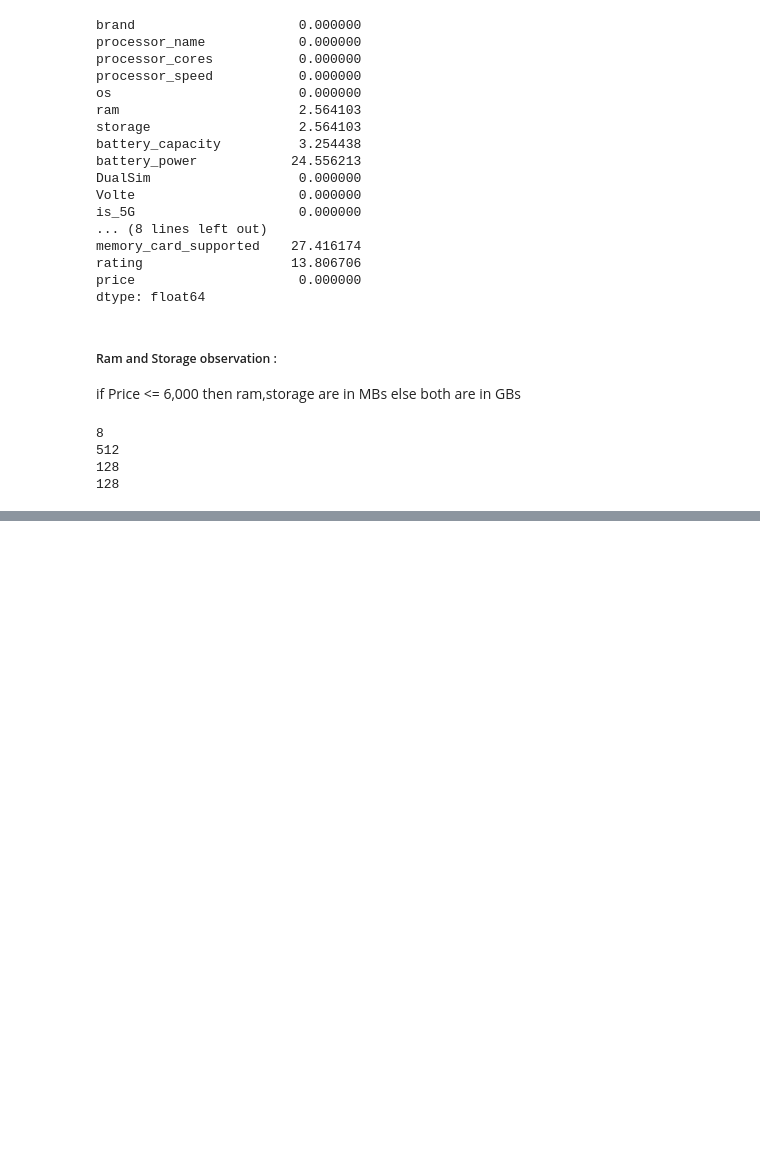
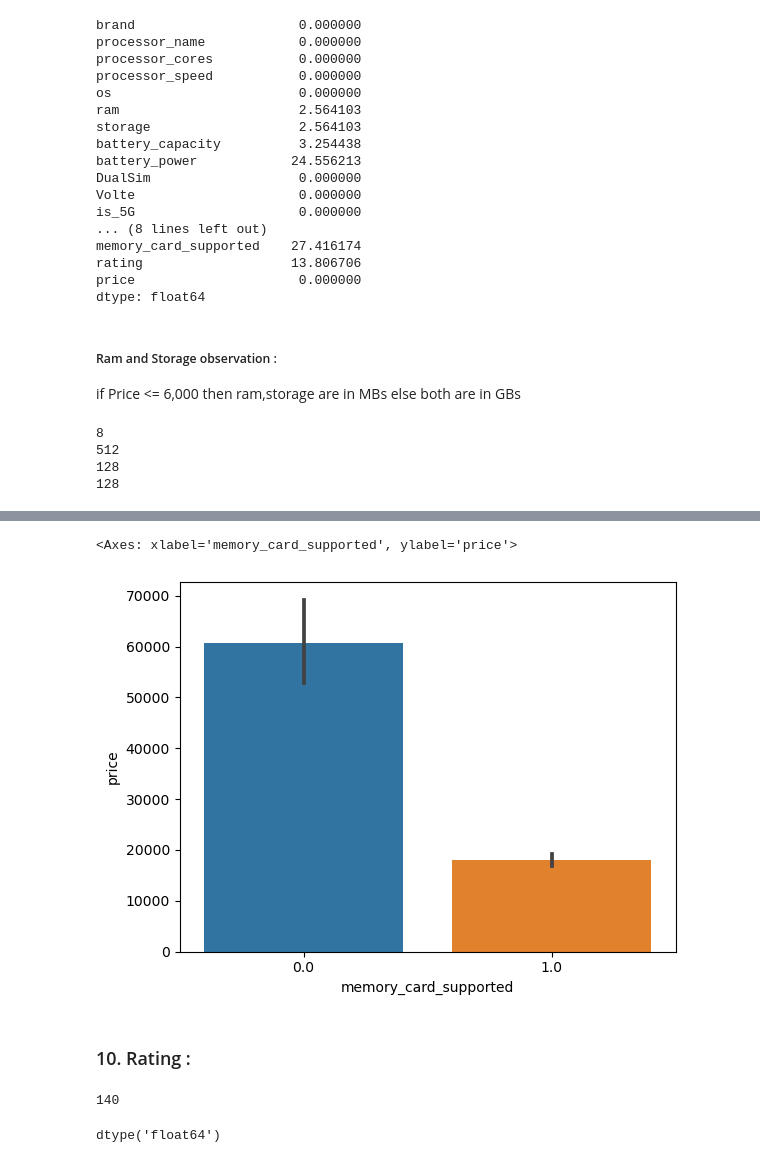
Before and after one commit to DeepeshIITdh/Tech-Items-Price-Predictor, a Jupyter notebook: Smartphones_Price_Predictor_Data_Preprocessing.ipynb, the cells around one changed output, grey strips where cells are left out. Saved outputs shown, nothing was run; the diff lists cells and outputs as text; code cells hidden in the pictures; blank space fills up the shorter version.

```diff
--- a/Smartphones_Price_Predictor_Data_Preprocessing.ipynb
+++ b/Smartphones_Price_Predictor_Data_Preprocessing.ipynb
@@ -522,0 +602,17 @@ dtype: int64
+# %%
+# 'display_resolution' ---> 'display_width' and 'display_height'
+df['display_width'] = df['display_resolution'].str.replace(' ','').str.split('x',expand=True)[0]
+df['display_height'] = df['display_resolution'].str.replace(' ','').str.split('x',expand=True)[1]
+# %%
+# filling missing values of 'display_width' and 'display_height'
+
+df['display_width'] = df['display_width'].fillna('0').astype(np.int64)
+df['display_height'] = df['display_height'].fillna('0').astype(np.int64)
+
+mean_display_width = round(df['display_width'].mean(),0)
+mean_display_height = round(df['display_height'].mean(),0)
+
+df['display_width'] = np.where(df['display_width']==0,mean_display_width,df['display_width'])
+df['display_height'] = np.where(df['display_height']==0,mean_display_height,df['display_height'])
+# %%
+df = df.drop(['display_resolution'],axis=1)
@@ -522,0 +661,4 @@ dtype: int64
+# %%
+# filling null values ---> 'camera' column
+df['rear_camera'] = df['rear_camera'].fillna(round(df['rear_camera'].describe()[1],0))
+df['front_camera'] = df['front_camera'].fillna(round(df['front_camera'].describe()[1],0))
@@ -522,0 +727,5 @@ dtype: int64
+# %%
+sns.barplot(x=df['memory_card_supported'],y=df['price'])
+# %% [output]
+<Axes: xlabel='memory_card_supported', ylabel='price'>
+[figure, added]
@@ -522,0 +735,10 @@ dtype: int64
+# %% [markdown]
+### 10. Rating :
+# %%
+df['rating'].isnull().sum()
+# %% [output]
+140
+# %%
+df['rating'].dtype
+# %% [output]
+dtype('float64')
```
Also changed, not shown: parts of 32 cells of this notebook, 2 other files.
